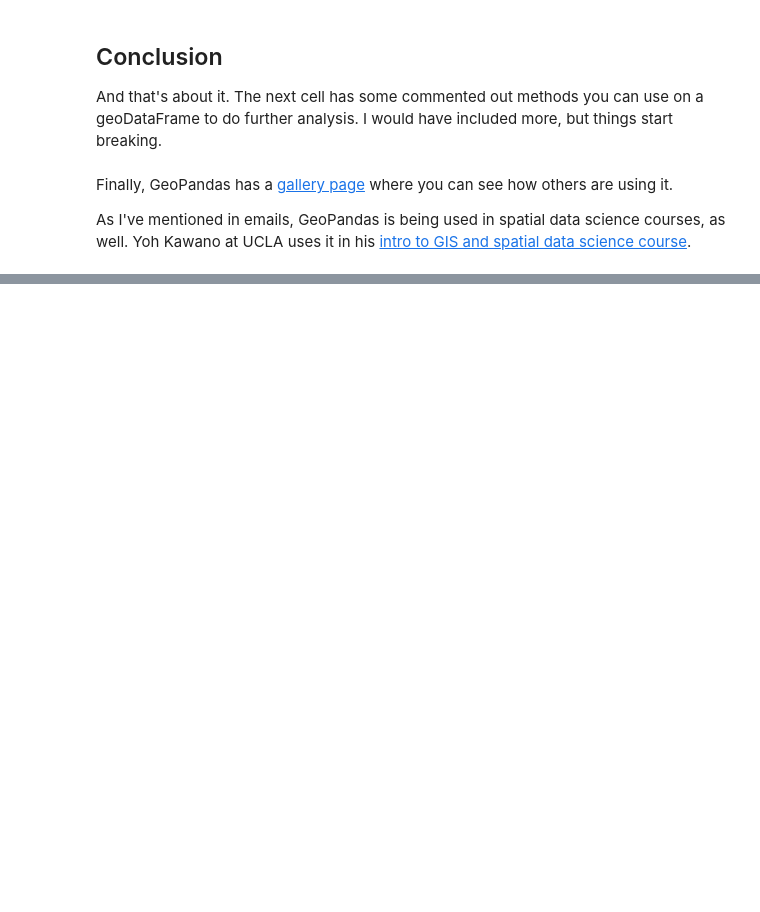
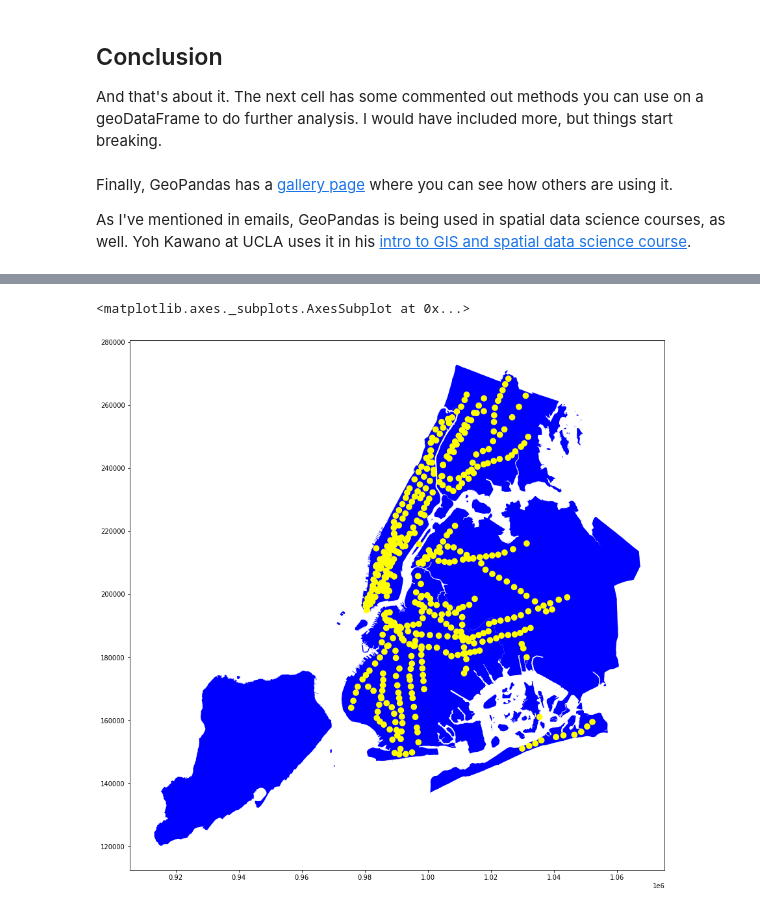
Before and after one commit to columbia-data-club/meetings, a Jupyter notebook: 2022/march-24-geopandas/Hello, GeoPandas!.ipynb, the cells around one changed output, grey strips where cells are left out. Saved outputs shown, nothing was run; the diff lists cells and outputs as text; code cells hidden in the pictures; blank space fills up the shorter version.

```diff
--- a/2022/march-24-geopandas/Hello, GeoPandas!.ipynb
+++ b/2022/march-24-geopandas/Hello, GeoPandas!.ipynb
@@ -118,3 +210,8 @@ And that's about it. The next cell has some commented out methods you can use on
 Finally, GeoPandas has a [gallery page](https://geopandas.org/en/stable/gallery/index.html) where you can see how others are using it.
 
 As I've mentioned in emails, GeoPandas is being used in spatial data science courses, as well. Yoh Kawano at UCLA uses it in his [intro to GIS and spatial data science course](https://yohman.github.io/22W-UP206A/).
+# %%
+stations = stations.to_crs(nyc.crs)
+# %%
+stations["buffered"] = stations.buffer(1000)
+stations.head()
@@ -120,0 +225,6 @@ As I've mentioned in emails, GeoPandas is being used in spatial data science cou
+# %%
+base = nyc.plot(figsize=(15, 15), color="blue")
+stations["buffered"].plot(ax=base, color="yellow")
+# %% [output]
+<matplotlib.axes._subplots.AxesSubplot at 0x...>
+[figure, added]
```
Also changed, not shown: parts of 19 cells of this notebook.
